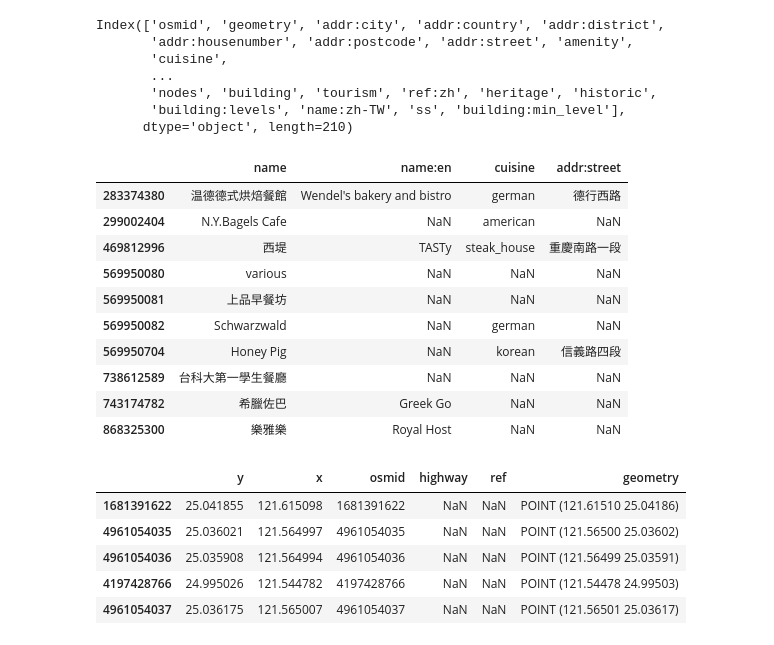
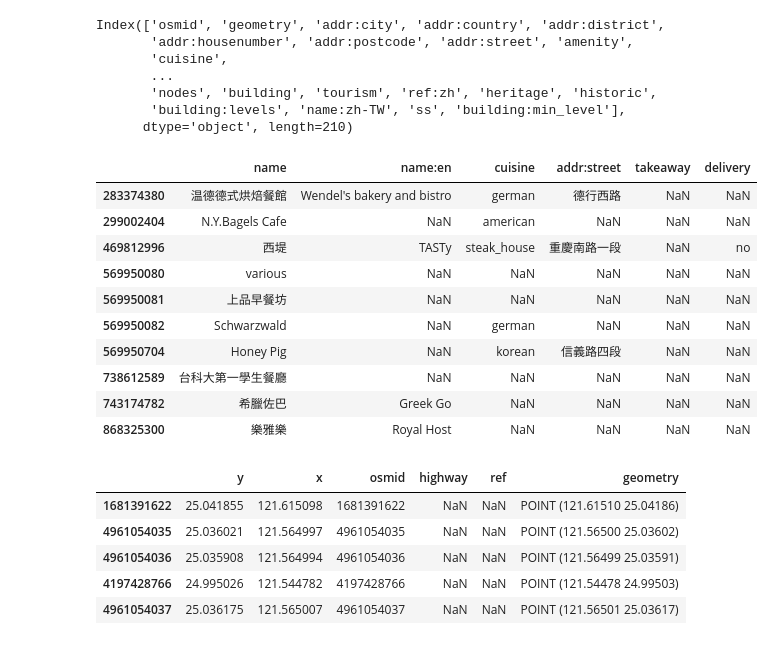
Before and after one commit to Supaplextw/OpenStreetMap-Python, a Jupyter notebook: OSMnx Taipei.ipynb, the cells around one changed output. Cells and saved outputs as stored; diff of their text form; code cells hidden in the pictures.

```diff
--- a/OSMnx Taipei.ipynb
+++ b/OSMnx Taipei.ipynb
@@ -195,19 +279,19 @@ Index(['osmid', 'geometry', 'addr:city', 'addr:country', 'addr:district',
       dtype='object', length=210)
 # %%
 # Select some useful cols and print
-cols = ['name', 'name:en', 'cuisine', 'addr:street']
+cols = ['name', 'name:en', 'cuisine', 'addr:street', 'takeaway', 'delivery']
 # Print only selected cols
 restaurants[cols].head(10)
 # %% [output]
-|  | name | name:en | cuisine | addr:street |
-| 283374380 | 温德德式烘焙餐館 | Wendel's bakery and bistro | german | 德行西路 |
-| 299002404 | N.Y.Bagels Cafe | NaN | american | NaN |
-| 469812996 | 西堤 | TASTy | steak_house | 重慶南路一段 |
-| 569950080 | various | NaN | NaN | NaN |
-| 569950081 | 上品早餐坊 | NaN | NaN | NaN |
-| 569950082 | Schwarzwald | NaN | german | NaN |
-| 569950704 | Honey Pig | NaN | korean | 信義路四段 |
-| 738612589 | 台科大第一學生餐廳 | NaN | NaN | NaN |
-| 743174782 | 希臘佐巴 | Greek Go | NaN | NaN |
-| 868325300 | 樂雅樂 | Royal Host | NaN | NaN |
+|  | name | name:en | cuisine | addr:street | takeaway | delivery |
+| 283374380 | 温德德式烘焙餐館 | Wendel's bakery and bistro | german | 德行西路 | NaN | NaN |
+| 299002404 | N.Y.Bagels Cafe | NaN | american | NaN | NaN | NaN |
+| 469812996 | 西堤 | TASTy | steak_house | 重慶南路一段 | NaN | no |
+| 569950080 | various | NaN | NaN | NaN | NaN | NaN |
+| 569950081 | 上品早餐坊 | NaN | NaN | NaN | NaN | NaN |
+| 569950082 | Schwarzwald | NaN | german | NaN | NaN | NaN |
+| 569950704 | Honey Pig | NaN | korean | 信義路四段 | NaN | NaN |
+| 738612589 | 台科大第一學生餐廳 | NaN | NaN | NaN | NaN | NaN |
+| 743174782 | 希臘佐巴 | Greek Go | NaN | NaN | NaN | NaN |
+| 868325300 | 樂雅樂 | Royal Host | NaN | NaN | NaN | NaN |
 # %%
```
Also changed, not shown: parts of 24 cells of this notebook.
